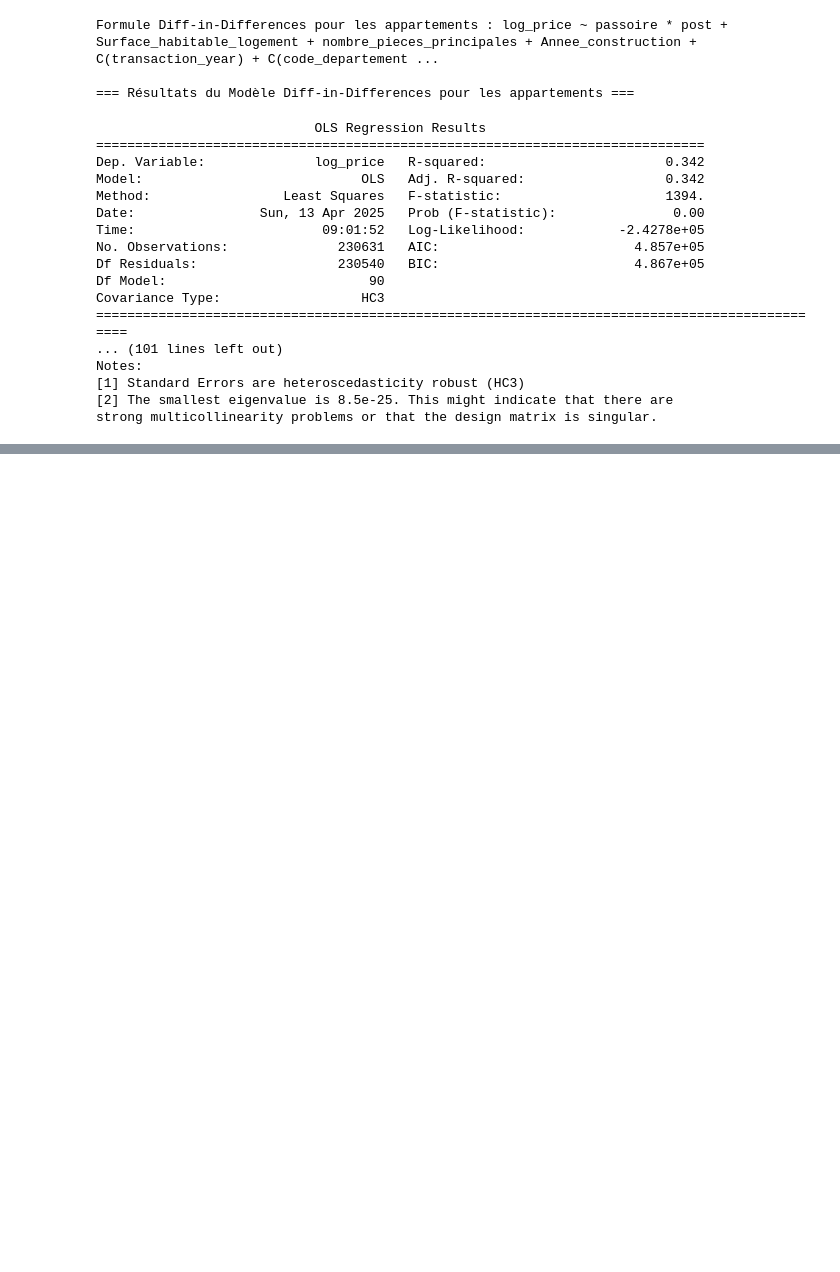
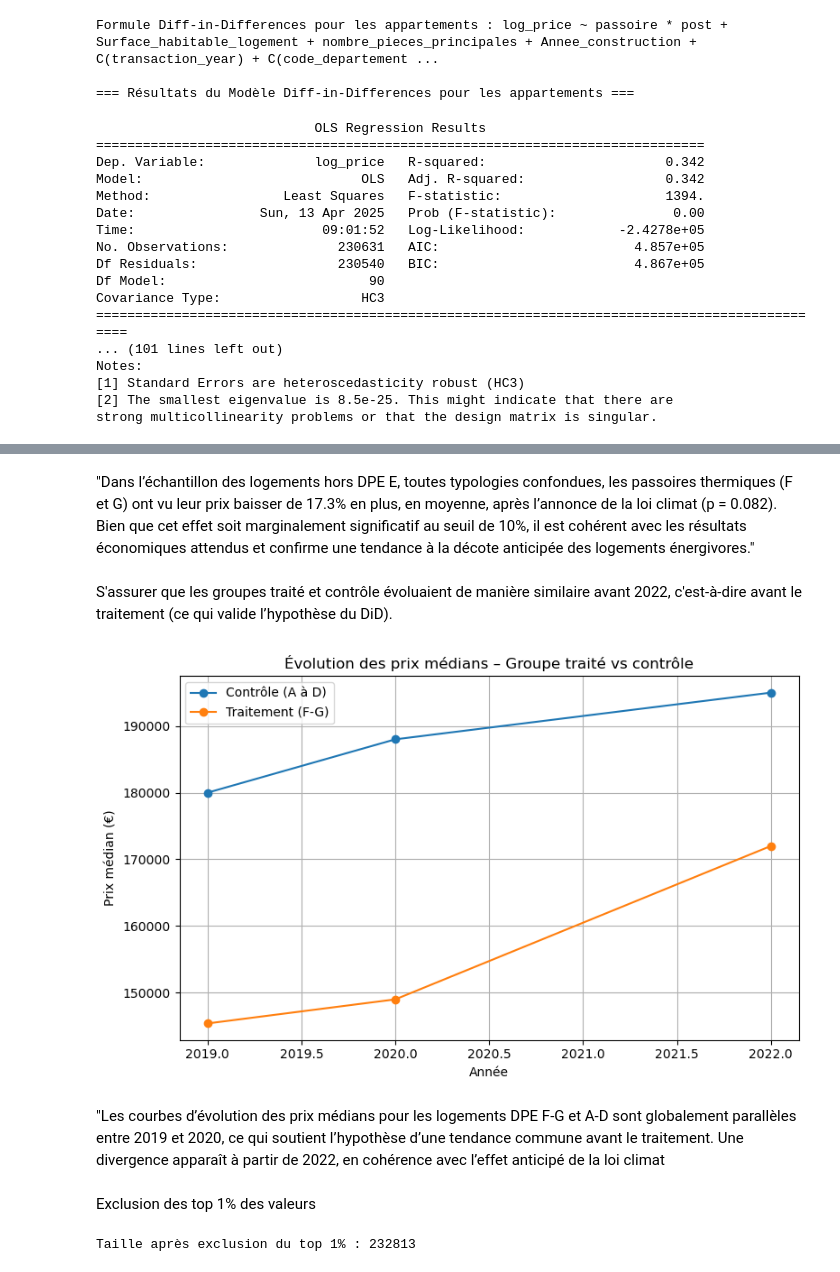
Before and after one commit to isaurepillet/STATAPP, a Jupyter notebook: modélisation2isaure.ipynb, the cells around one changed output, grey strips where cells are left out. Drawn from its saved outputs; the diff is of its cells as text; code cells hidden in the pictures; blank space fills up the shorter version.

```diff
--- a/modélisation2isaure.ipynb
+++ b/modélisation2isaure.ipynb
@@ -947,0 +1239,15 @@ Il reste possible d'explorer d'autres spécifications (par exemple, en ajustant
+# %%
+# Nouveau filtrage : exclure DPE E, garder tout type_local
+df_did3 = data[
+    data['transaction_year'].isin([2019, 2020, 2022, 2023]) &
+    data['Etiquette_DPE'].isin(['A', 'B', 'C', 'D', 'F', 'G'])
+].copy()
+
+# Variables DiD
+df_did3['traitement'] = df_did3['Etiquette_DPE'].isin(['F', 'G']).astype(int)
+df_did3['post'] = df_did3['transaction_year'].ge(2022).astype(int)
+df_did3['traitement_post'] = df_did3['traitement'] * df_did3['post']
+
+# Log du prix
+df_did3['log_valeur_fonciere'] = np.log(df_did3['valeur_fonciere'])
+df_did3['code_departement'] = df_did3['code_departement'].astype(str)
@@ -947,0 +1358,46 @@ Il reste possible d'explorer d'autres spécifications (par exemple, en ajustant
+# %% [markdown]
+"Dans l’échantillon des logements hors DPE E, toutes typologies confondues, les passoires thermiques (F et G) ont vu leur prix baisser de 17.3% en plus, en moyenne, après l’annonce de la loi climat (p = 0.082).
+Bien que cet effet soit marginalement significatif au seuil de 10%, il est cohérent avec les résultats économiques attendus et confirme une tendance à la décote anticipée des logements énergivores."
+# %% [markdown]
+S'assurer que les groupes traité et contrôle évoluaient de manière similaire avant 2022, c'est-à-dire avant le traitement (ce qui valide l’hypothèse du DiD).
+# %%
+import matplotlib.pyplot as plt
+
+# On crée une copie de la base finale utilisée
+df_plot = df_did3.copy()
+df_plot['annee'] = df_plot['transaction_year']
+
+# Calcul du prix **médian** par groupe (traitement ou contrôle) et par année
+prix_median_par_annee = df_plot.groupby(['annee', 'traitement'])['valeur_fonciere'].median().reset_index()
+
+# Courbe d’évolution des prix
+plt.figure(figsize=(8, 5))
+for t in [0, 1]:
+    subset = prix_median_par_annee[prix_median_par_annee['traitement'] == t]
+    label = "Contrôle (A à D)" if t == 0 else "Traitement (F-G)"
+    plt.plot(subset['annee'], subset['valeur_fonciere'], marker='o', label=label)
+
+plt.title("Évolution des prix médians – Groupe traité vs contrôle")
+plt.xlabel("Année")
+plt.ylabel("Prix médian (€)")
+plt.grid(True)
+plt.legend()
+plt.tight_layout()
+plt.show()
+# %% [output]
+[figure, added]
+# %% [markdown]
+"Les courbes d’évolution des prix médians pour les logements DPE F-G et A-D sont globalement parallèles entre 2019 et 2020, ce qui soutient l’hypothèse d’une tendance commune avant le traitement. Une divergence apparaît à partir de 2022, en cohérence avec l’effet anticipé de la loi climat
+# %% [markdown]
+Exclusion des top  1% des valeurs
+# %%
+# Calcul du seuil du 99e percentile
+seuil_99 = df_did3['valeur_fonciere'].quantile(0.99)
+
+# Filtrer les données en dessous du seuil
+df_did3_trimmed = df_did3[df_did3['valeur_fonciere'] <= seuil_99].copy()
+
+# Vérifier la taille de l'échantillon
+print("Taille après exclusion du top 1% :", len(df_did3_trimmed))
+# %% [output]
+Taille après exclusion du top 1% : 232813
```
Also changed, not shown: parts of 41 cells of this notebook.
